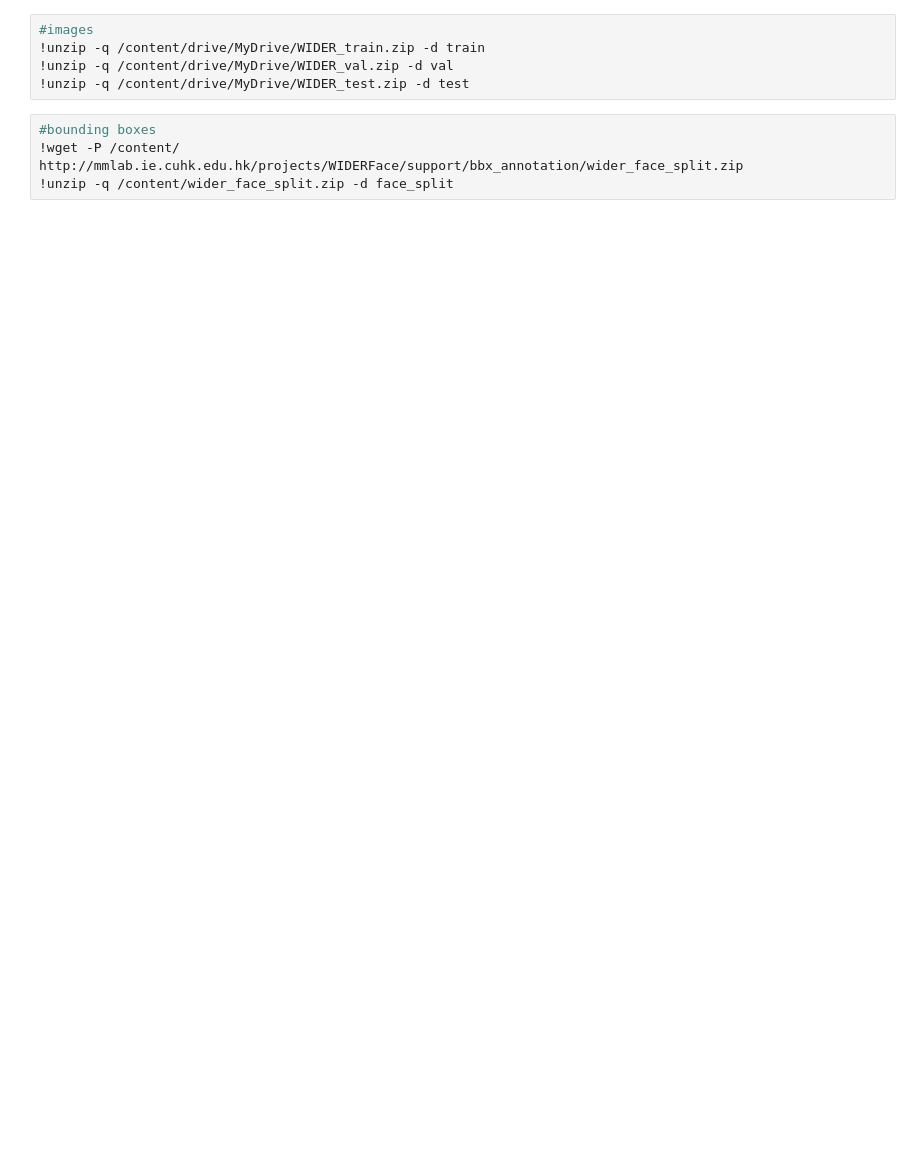
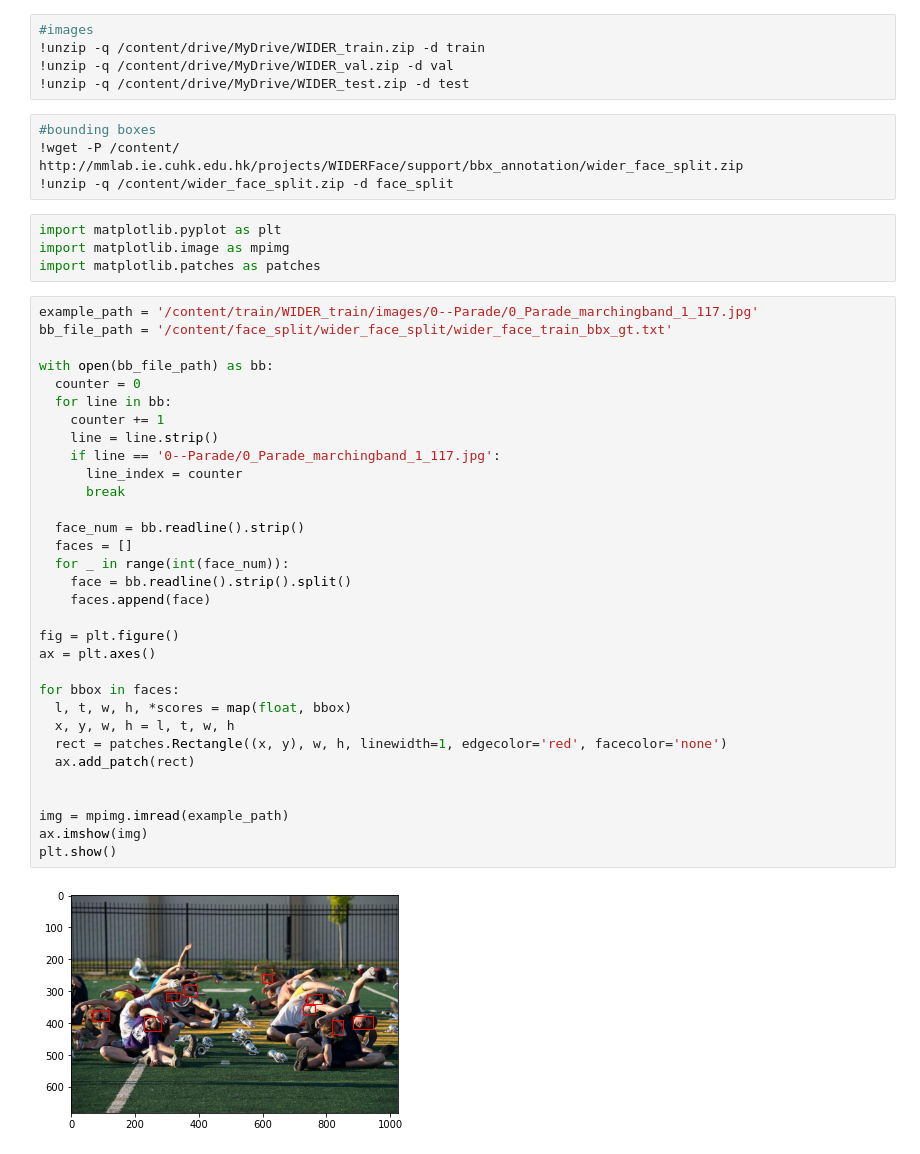
Before and after one commit to m-evdokimov/dls-detector, a Jupyter notebook: pipeline.ipynb, the cells around one changed output. Cells and saved outputs as stored; diff of their text form; blank space fills up the shorter version.

Commit message:
Add detected example

```diff
--- a/pipeline.ipynb
+++ b/pipeline.ipynb
@@ -20,3 +22,41 @@ drive.mount('/content/drive')
 #bounding boxes
 !wget -P /content/ http://mmlab.ie.cuhk.edu.hk/projects/WIDERFace/support/bbx_annotation/wider_face_split.zip
 !unzip -q /content/wider_face_split.zip -d face_split
+# %%
+import matplotlib.pyplot as plt
+import matplotlib.image as mpimg
+import matplotlib.patches as patches
+# %%
+example_path = '/content/train/WIDER_train/images/0--Parade/0_Parade_marchingband_1_117.jpg'
+bb_file_path = '/content/face_split/wider_face_split/wider_face_train_bbx_gt.txt'
+
+with open(bb_file_path) as bb:
+  counter = 0
+  for line in bb:
+    counter += 1
+    line = line.strip()
+    if line == '0--Parade/0_Parade_marchingband_1_117.jpg':
+      line_index = counter
+      break
+
+  face_num = bb.readline().strip()
+  faces = []
+  for _ in range(int(face_num)):
+    face = bb.readline().strip().split()
+    faces.append(face)
+
+fig = plt.figure()
+ax = plt.axes()
+
+for bbox in faces:
+  l, t, w, h, *scores = map(float, bbox)
+  x, y, w, h = l, t, w, h
+  rect = patches.Rectangle((x, y), w, h, linewidth=1, edgecolor='red', facecolor='none')
+  ax.add_patch(rect)
+
+
+img = mpimg.imread(example_path)
+ax.imshow(img)
+plt.show()
+# %% [output]
+[figure, added]
```
Also changed, not shown: parts of 1 cell of this notebook.
